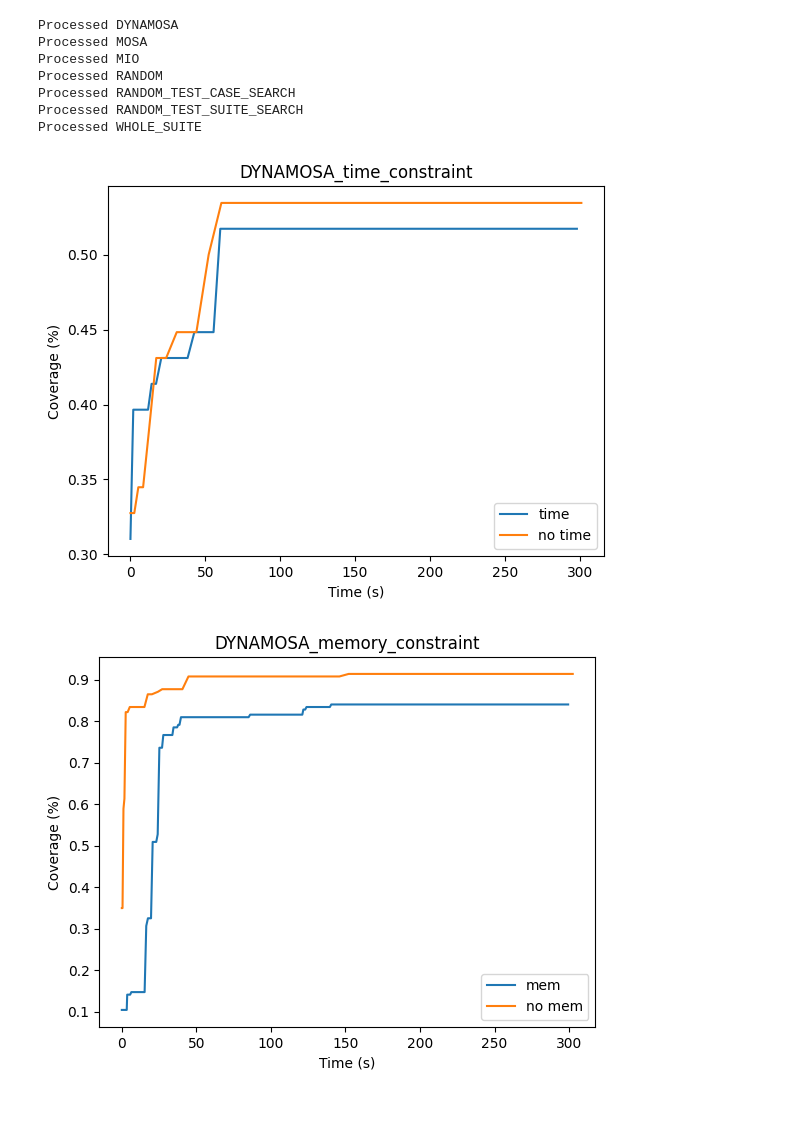
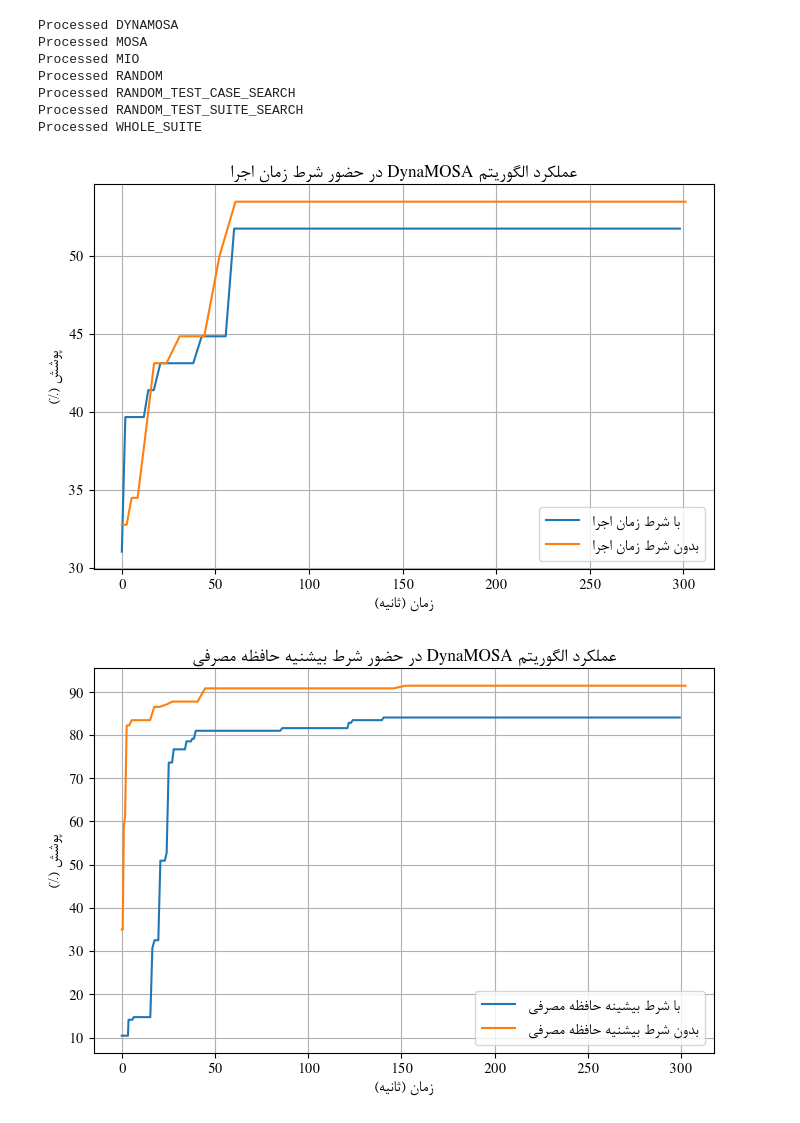
Before and after one commit to sepehrs1378/pynguin, a Jupyter notebook: notebooks/plot.ipynb, the cells around one changed output. Saved outputs shown, nothing was run; the diff lists cells and outputs as text; code cells hidden in the pictures.

```diff
--- a/notebooks/plot.ipynb
+++ b/notebooks/plot.ipynb
@@ -30,7 +31,7 @@ for algo in ALGORITHMS:
                 d = json.loads(line)
                 first_t = d["time"] if first_t is None else first_t
                 info[algo][suffix]["t"].append(d["time"]-first_t)
-                info[algo][suffix]["cov"].append(d["coverage"])
+                info[algo][suffix]["cov"].append(d["coverage"]*100)
     print(f"Processed {algo}")
 # %% [output]
 Processed DYNAMOSA
@@ -41,26 +42,52 @@ Processed RANDOM_TEST_CASE_SEARCH
 Processed RANDOM_TEST_SUITE_SEARCH
 Processed WHOLE_SUITE
 # %%
+plt.rcParams["font.family"] = ["Nazli"] # Titr or Nazli
+plt.rcParams["font.size"] = 12
+plt.rcParams["axes.unicode_minus"] = False  # Fix negative sign issues
+
+def persian_text(text):
+    reshaped_text = arabic_reshaper.reshape(text)
+    bidi_text = get_display(reshaped_text)
+    return bidi_text
+
+FA_ALGORITHMS = {
+    "DYNAMOSA": "DynaMOSA",
+    "MOSA": "MOSA",
+    "MIO": "MIO",
+    "RANDOM": "بر پایه Randoop",
+    "RANDOM_TEST_CASE_SEARCH": "تولید مورد آزمون تصادفی",
+    "RANDOM_TEST_SUITE_SEARCH": "تولید مجموعه آزمون تصادفی",
+    "WHOLE_SUITE": "Whole Suite",
+}
+
 for algo in ALGORITHMS:
-    title = f"{algo}_time_constraint"
-    plt.title(title)
-    plt.plot(info[algo]["time"]["t"], info[algo]["time"]["cov"], label="time")
-    plt.plot(info[algo]["no_time"]["t"], info[algo]["no_time"]["cov"], label="no time")
-    plt.xlabel("Time (s)")
-    plt.ylabel("Coverage (%)")
+    # Create plot
+    # x_labels = [0, 1, 2, 3]
+    # x_labels_persian = [en_to_fa(str(x)) for x in x_labels]  # Convert to Persian digits
+    # plt.xticks(x_labels, x_labels_persian)
+
+    plt.figure(figsize=(8, 5))
+    plt.title(persian_text(f"عملکرد الگوریتم {FA_ALGORITHMS[algo]} در حضور شرط زمان اجرا"))
+    plt.plot(info[algo]["time"]["t"], info[algo]["time"]["cov"], label=persian_text("با شرط زمان اجرا"))
+    plt.plot(info[algo]["no_time"]["t"], info[algo]["no_time"]["cov"], label=persian_text("بدون شرط زمان اجرا"))
+    plt.xlabel(persian_text("زمان (ثانیه)"))
+    plt.ylabel(persian_text("پوشش (٪)"))
+    plt.grid(True)
     plt.legend()
-    plt.savefig(f"../results/plots/{title}.jpeg")
+    plt.savefig(f"../results/plots/{algo}_time.jpeg")
     plt.show()
 
-    title = f"{algo}_memory_constraint"
-    plt.title(title)
-    plt.plot(info[algo]["mem"]["t"], info[algo]["mem"]["cov"], label="mem")
-    plt.plot(info[algo]["no_mem"]["t"], info[algo]["no_mem"]["cov"], label="no mem")
-    plt.xlabel("Time (s)")
-    plt.ylabel("Coverage (%)")
+    plt.figure(figsize=(8, 5))
+    plt.title(persian_text(f"عملکرد الگوریتم {FA_ALGORITHMS[algo]} در حضور شرط بیشنیه حافظه مصرفی"))
+    plt.plot(info[algo]["mem"]["t"], info[algo]["mem"]["cov"], label=persian_text("با شرط بیشینه حافظه مصرفی"))
+    plt.plot(info[algo]["no_mem"]["t"], info[algo]["no_mem"]["cov"], label=persian_text("بدون شرط بیشنیه حافظه مصرفی"))
+    plt.xlabel(persian_text("زمان (ثانیه)"))
+    plt.ylabel(persian_text("پوشش (٪)"))
+    plt.grid(True)
     plt.legend()
-    plt.savefig(f"../results/plots/{title}.jpeg")
+    plt.savefig(f"../results/plots/{algo}_memory.jpeg")
     plt.show()
 # %% [output]
-[figure, old version]
+[figure, new version]
-[figure, old version]
+[figure, new version]
```
Also changed, not shown: parts of 3 cells of this notebook.
